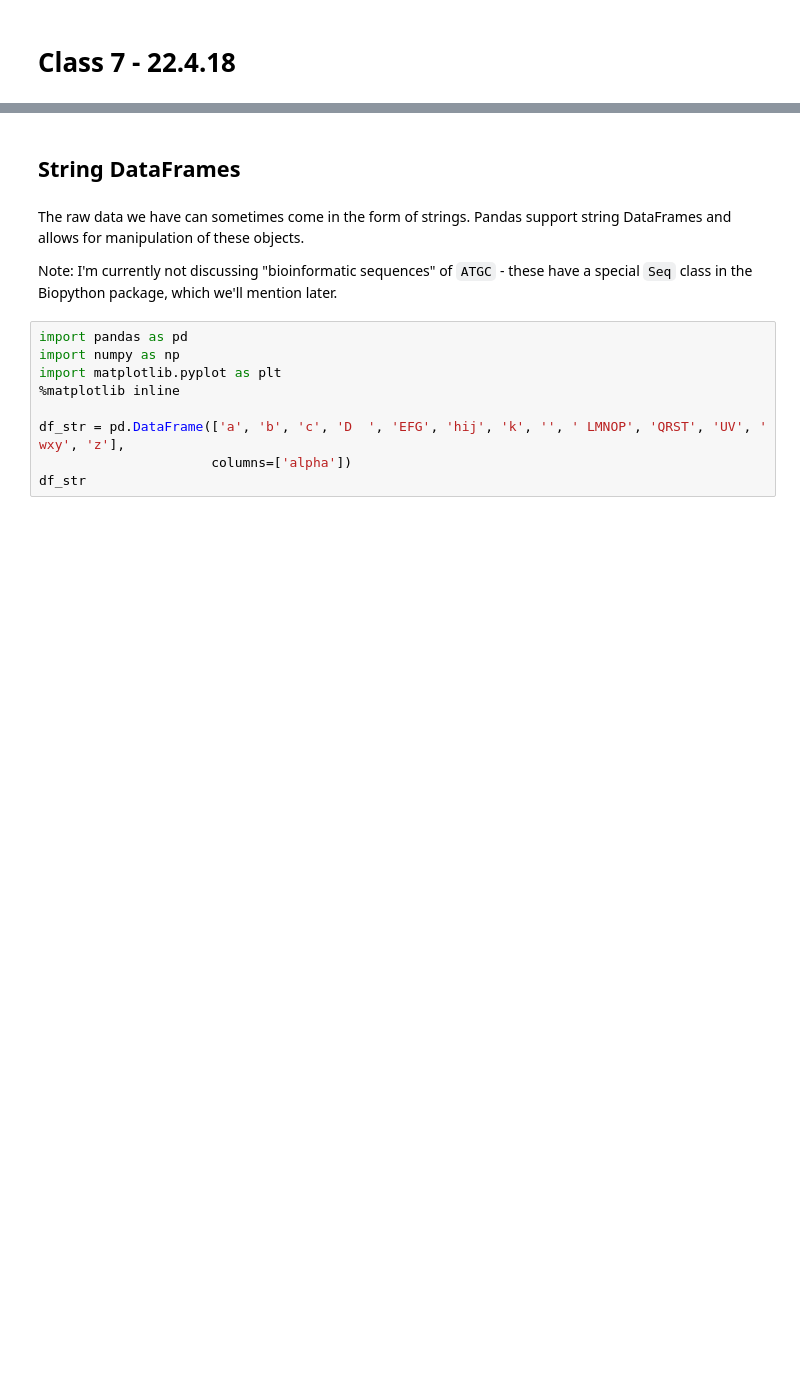
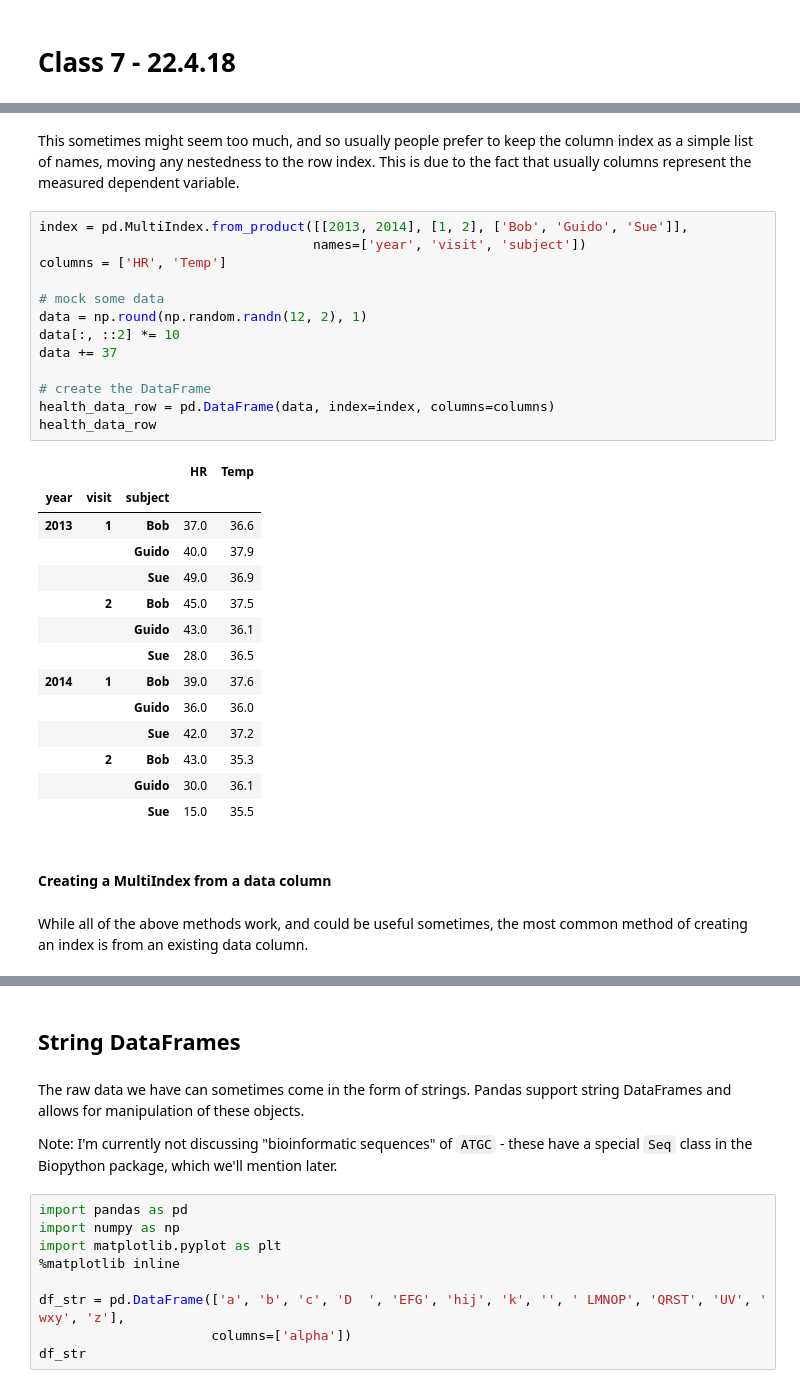
Before and after one commit to sagol-python-for-neuroscientists/textbook-public, a Jupyter notebook: classes/class7.ipynb, the cells around one changed output, grey strips where cells are left out. Saved outputs shown, nothing was run; the diff lists cells and outputs as text; blank space fills up the shorter version.

```diff
--- a/classes/class7.ipynb
+++ b/classes/class7.ipynb
@@ -4,0 +655,34 @@
+# %% [markdown]
+This sometimes might seem too much, and so usually people prefer to keep the column index as a simple list of names, moving any nestedness to the row index. This is due to the fact that usually columns represent the measured dependent variable.
+# %%
+index = pd.MultiIndex.from_product([[2013, 2014], [1, 2], ['Bob', 'Guido', 'Sue']],
+                                   names=['year', 'visit', 'subject'])
+columns = ['HR', 'Temp']
+
+# mock some data
+data = np.round(np.random.randn(12, 2), 1)
+data[:, ::2] *= 10
+data += 37
+
+# create the DataFrame
+health_data_row = pd.DataFrame(data, index=index, columns=columns)
+health_data_row
+# %% [output]
+|  |  |  | HR | Temp |
+| year | visit | subject |  |  |
+| 2013 | 1 | Bob | 37.0 | 36.6 |
+|  |  | Guido | 40.0 | 37.9 |
+|  |  | Sue | 49.0 | 36.9 |
+|  | 2 | Bob | 45.0 | 37.5 |
+|  |  | Guido | 43.0 | 36.1 |
+|  |  | Sue | 28.0 | 36.5 |
+| 2014 | 1 | Bob | 39.0 | 37.6 |
+|  |  | Guido | 36.0 | 36.0 |
+|  |  | Sue | 42.0 | 37.2 |
+|  | 2 | Bob | 43.0 | 35.3 |
+|  |  | Guido | 30.0 | 36.1 |
+|  |  | Sue | 15.0 | 35.5 |
+# %% [markdown]
+#### Creating a MultiIndex from a data column
+# %% [markdown]
+While all of the above methods work, and could be useful sometimes, the most common method of creating an index is from an existing data column.
```
Also changed, not shown: parts of 155 cells of this notebook, 2 other files.
